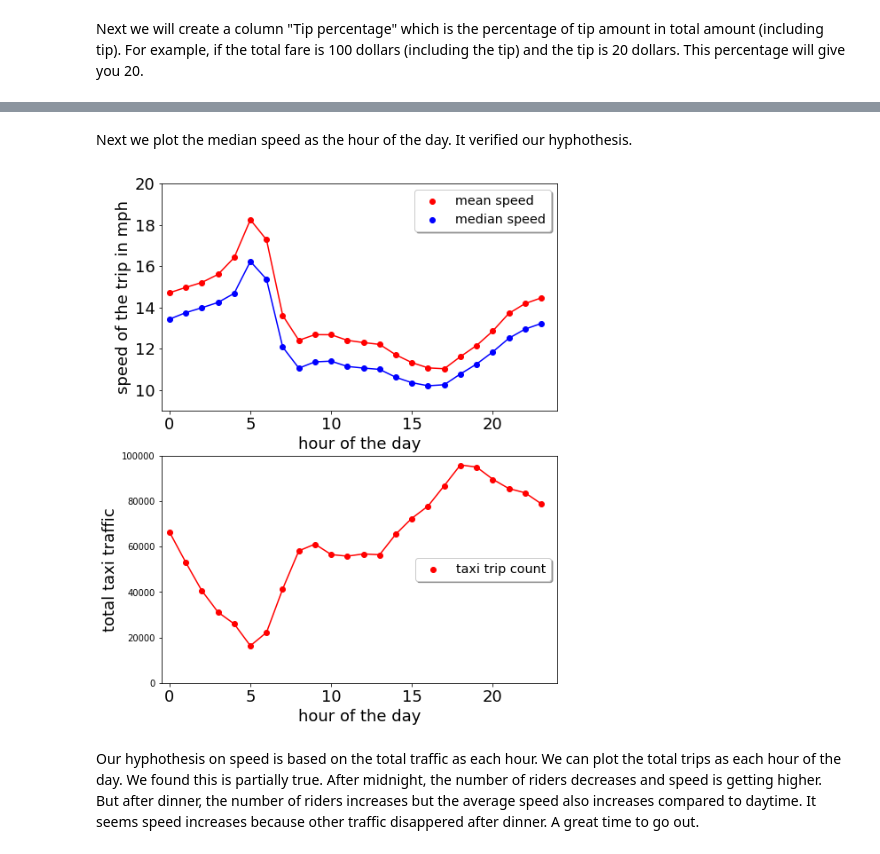
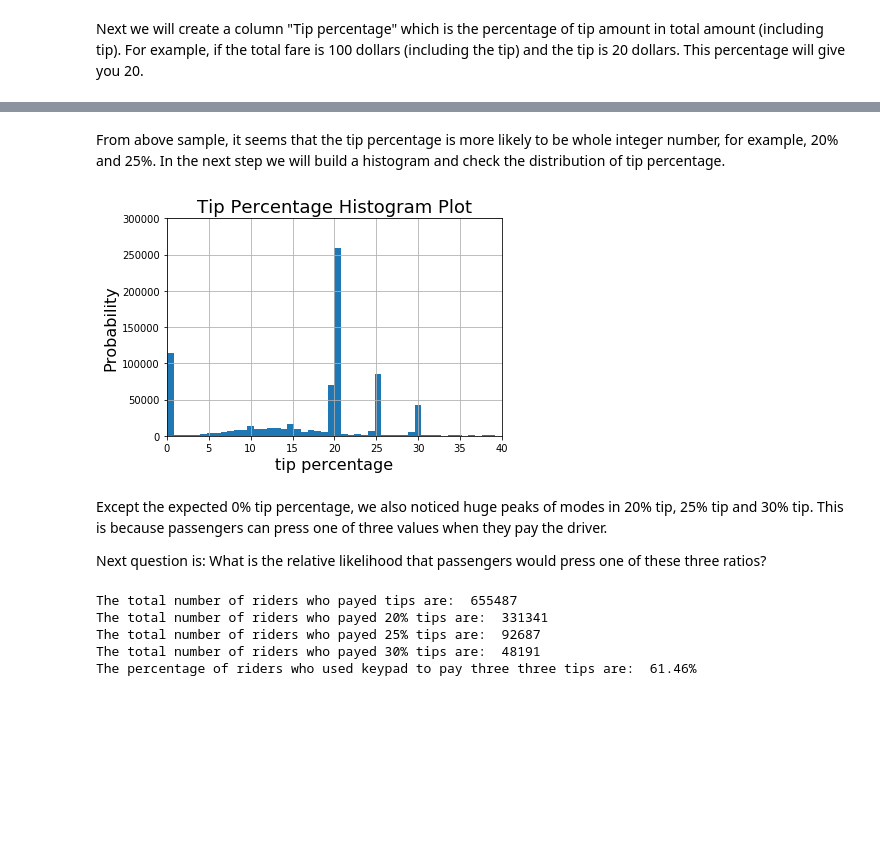
Before and after one commit to amartya21/codingrex.github.io, a Jupyter notebook: Final_Project.ipynb, the cells around one changed output, grey strips where cells are left out. Cells and saved outputs as stored; diff of their text form; code cells hidden in the pictures; blank space fills up the shorter version.

```diff
--- a/Final_Project.ipynb
+++ b/Final_Project.ipynb
@@ -553,3 +247,0 @@ Index(['VendorID', 'lpep_pickup_datetime', 'Lpep_dropoff_datetime',
-# %%
-df['trip_time_in_minutes'] = (df['Lpep_dropoff_datetime']- df['lpep_pickup_datetime']).apply(lambda x: x.total_seconds())/60
-df['speed'] = df['Trip_distance'] / (df['trip_time_in_minutes']/60.0)
@@ -586,31 +248,36 @@ speed_by_hour.head(10)
-# %% [markdown]
-Next we plot the median speed as the hour of the day. It verified our hyphothesis.
-# %%
-plt.figure(figsize=(8,16))
-ax1 = plt.subplot(311)
-plt.scatter(range(24), speed_by_hour["mean"], c ='r',label = "mean speed")
-plt.scatter(range(24), speed_by_hour['median'],c ='b',label = "median speed")
-plt.plot(range(24), speed_by_hour['mean'],c ='r',label = "")
-plt.plot(range(24), speed_by_hour['median'],c ='b',label = "")
-legend = plt.legend(loc='upper right', shadow=True, fontsize='x-large')
-plt.axis([-0.5, 24, 9, 20])
-
-plt.ylabel('speed of the trip in mph',fontsize=18)
-plt.setp(ax1.get_xticklabels(),fontsize=18)
-plt.setp(ax1.get_yticklabels(),fontsize=18)
-plt.xlabel('hour of the day',fontsize=18)
-ax2 = plt.subplot(312, sharex=ax1)
-plt.scatter(range(24), df2.groupby('hour')['speed'].count(), c ='r',label = "taxi trip count")
-legend = plt.legend(loc='right', shadow=True, fontsize='x-large')
-plt.plot(range(24), df.groupby('hour')['speed'].count(), c ='r')
-plt.axis([-0.5, 24, 0, 100000])
-plt.setp(ax2.get_xticklabels(),fontsize=18)
-plt.setp(ax2.get_yticklabels(),fontsize=10)
-plt.xlabel('hour of the day',fontsize=18)
-plt.ylabel('total taxi traffic',fontsize=18)
-plt.savefig("figs/by_hour.png", dpi =100)
-plt.show()
-# %% [output]
-[figure, removed]
-# %% [markdown]
-Our hyphothesis on speed is based on the total traffic as each hour. We can plot the total trips as each hour of the day. We found this is partially true. After midnight, the number of riders decreases and speed is getting higher. But after dinner, the number of riders increases but the average speed also increases compared to daytime. It seems speed increases because other traffic disappered after dinner. A great time to go out.
+# %% [markdown]
+From above sample, it seems that the tip percentage is more likely to be whole integer number, for example, 20% and 25%. In the next step we will build a histogram and check the distribution of tip percentage.
+# %%
+temp = df['Tip_percentage'].dropna()
+temp = temp[temp < 40]
+plt.hist(temp, bins = 50)
+plt.xlabel('tip percentage', fontsize =16)
+plt.ylabel('Probability',fontsize =16)
+plt.title('Tip Percentage Histogram Plot',fontsize =18)
+plt.axis([0, 40, 0, 300000])
+plt.grid(True)
+plt.savefig("figs/histogram_tip.png",dpi=100)
+plt.show()
+del temp
+# %% [output]
+[figure, added]
+# %% [markdown]
+Except the expected 0% tip percentage, we also noticed huge peaks of modes in 20% tip, 25% tip and 30% tip. This is because passengers can press one of three values when they pay the driver.
+
+Next question is: What is the relative likelihood that passengers would press one of these three ratios?
+# %%
+total = df[df['Tip_amount'] != 0].shape[0]
+tip20 = df[abs(df['Tip_percentage'] - 20.0) < 1].shape[0]  # 25% tip
+tip25 = df[abs(df['Tip_percentage'] - 25.0) < 1].shape[0]   # 20% tip
+tip30 = df[abs(df['Tip_percentage'] - 30.0) < 1].shape[0]  # 30% tip
+print ("The total number of riders who payed tips are: ", total)
+print ("The total number of riders who payed 20% tips are: ", tip20)
+print ("The total number of riders who payed 25% tips are: ", tip25)
+print ("The total number of riders who payed 30% tips are: ", tip30)
+print ("The percentage of riders who used keypad to pay three three tips are: ","{0:.2f}%".format((tip20 + tip25 + tip30) /(df.shape[0] / 100.0)))
+# %% [output]
+The total number of riders who payed tips are:  655487
+The total number of riders who payed 20% tips are:  331341
+The total number of riders who payed 25% tips are:  92687
+The total number of riders who payed 30% tips are:  48191
+The percentage of riders who used keypad to pay three three tips are:  61.46%
```
Also changed, not shown: parts of 133 cells of this notebook.
